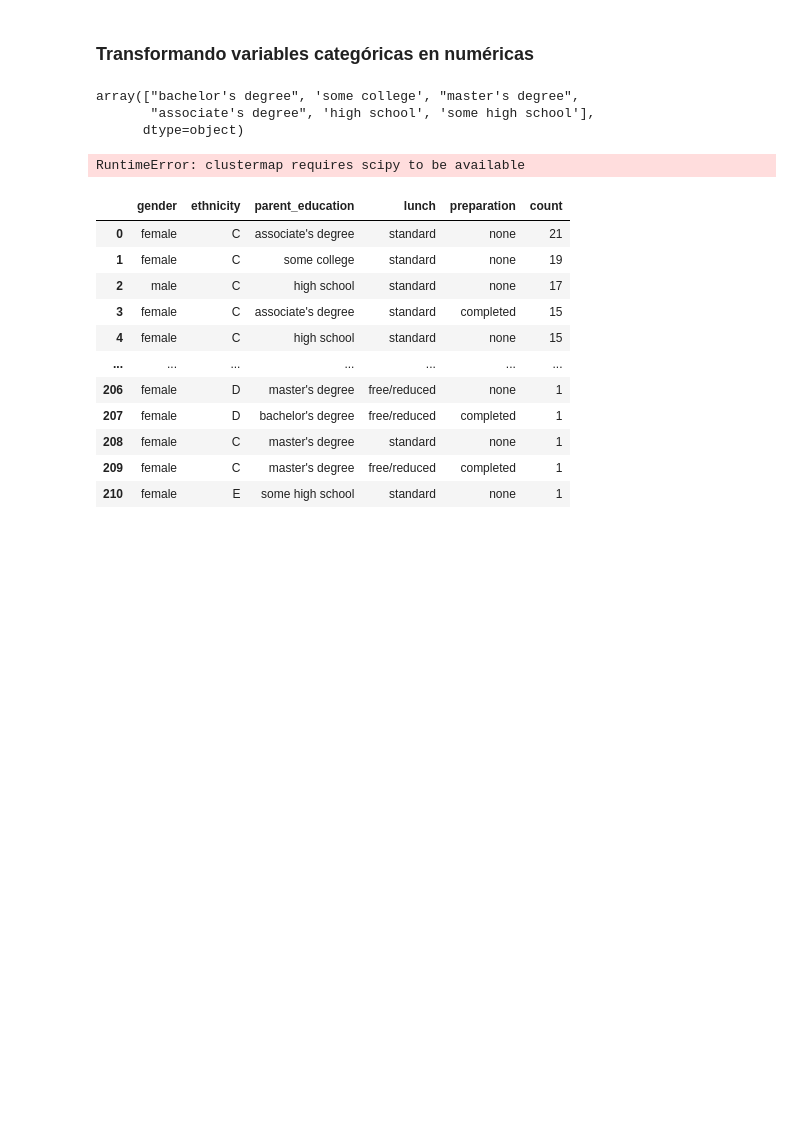
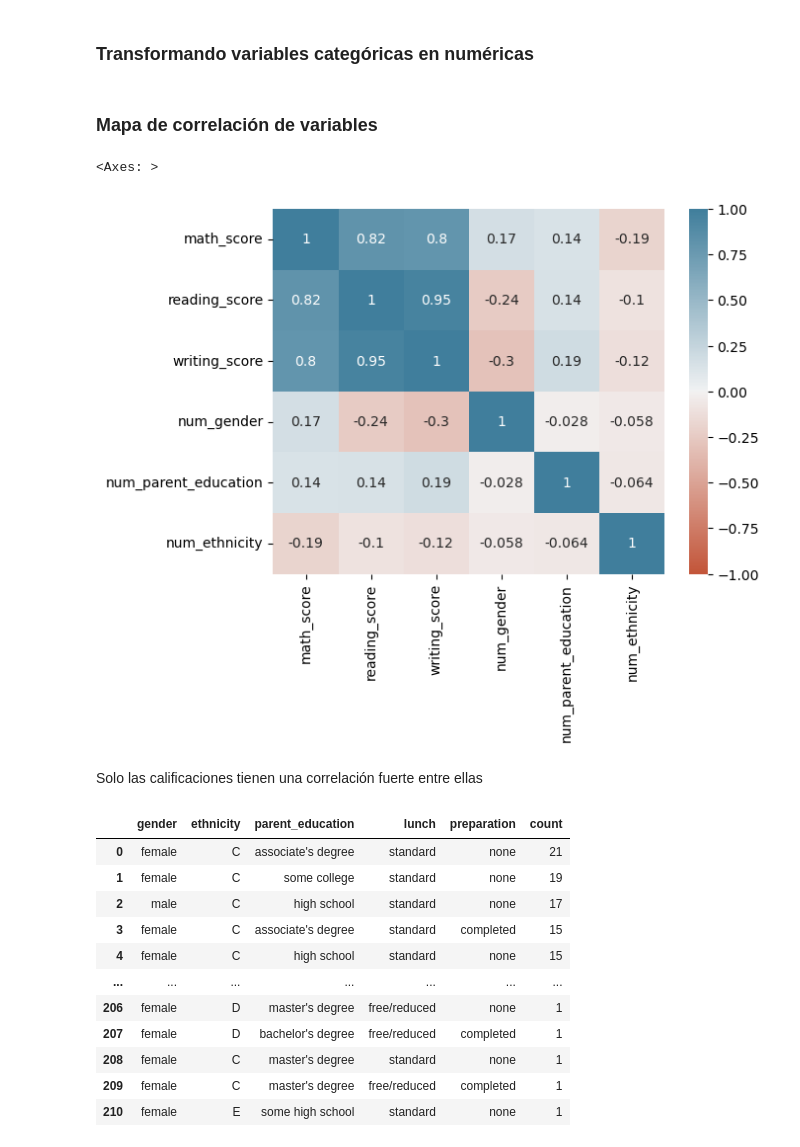
Before and after one commit to MarioChvx/ciencia_de_datos_PAMBAZO, a Jupyter notebook: proyectos/unidad1/proyecto_eda/EDA_Students_performance.ipynb, the cells around one changed output. Saved outputs shown, nothing was run; the diff lists cells and outputs as text; code cells hidden in the pictures; blank space fills up the shorter version.

Commit message:
mapa de calor

```diff
--- a/proyectos/unidad1/proyecto_eda/EDA_Students_performance.ipynb
+++ b/proyectos/unidad1/proyecto_eda/EDA_Students_performance.ipynb
@@ -342,12 +342,6 @@ También se confirma que los alumnos con **desayuno standard** tienen **mejores
 Ademas los alumnos que tiene la **peor calificación** también son los que **no se prepararon**, pero **también** son de los que tienen **mejor calificación**. Los que completaron la preparación tienen calificaciones cercanas a la media.
 # %% [markdown]
 ### Transformando variables categóricas en numéricas
-# %%
-df.parent_education.unique()
-# %% [output]
-array(["bachelor's degree", 'some college', "master's degree",
-       "associate's degree", 'high school', 'some high school'],
-      dtype=object)
 # %%
 df_num = (
     df
@@ -360,30 +354,36 @@ df_num = (
     .assign(
         num_preparation = lambda df: df.gender.replace(['completed', 'none'], [1, 0])
     )
-    # .assign(
-    #     num_parent_education = lambda df: df.parent_education.replace(
-    #         ["bachelor's degree", 'some college', "master's degree", "associate's degree", 'high school', 'some high school'],
-    #         [5, 4, 3, 2, 1 , 0]
-    #     )
-    # )
-    .join(
-        pd.get_dummies(df.parent_education)
+    .assign(
+        num_parent_education = lambda df: df.parent_education.replace(
+            list(df.parent_education.unique()),
+            [5, 4, 3, 2, 1 , 0]
+        )
     )
-    .join(
-        pd.get_dummies(df.ethnicity)
+    .assign(
+        num_ethnicity = lambda df: df.ethnicity.replace(
+            list(df.ethnicity.unique()),
+            [5, 4, 3, 2, 1 ]
+        )
     )
-    # .select_dtypes(include=['int', 'float'])
     .drop(
         df.select_dtypes(include='object'),
         axis= 1
     )
 )
-# %%
-sns.clustermap(
-    data= df_num
-)
-# %% [output]
-RuntimeError: clustermap requires scipy to be available
+# %% [markdown]
+### Mapa de correlación de variables
+# %%
+sns.heatmap(
+    data= df_num.corr(), annot= True,
+    cmap= sns.diverging_palette(20, 230, as_cmap=True),
+    center = 0, vmin= -1, vmax= 1
+)
+# %% [output]
+<Axes: >
+[figure, added]
+# %% [markdown]
+Solo las calificaciones tienen una correlación fuerte entre ellas
 # %%
 df_counts = (
     df
```
Also changed, not shown: 1 other file.
